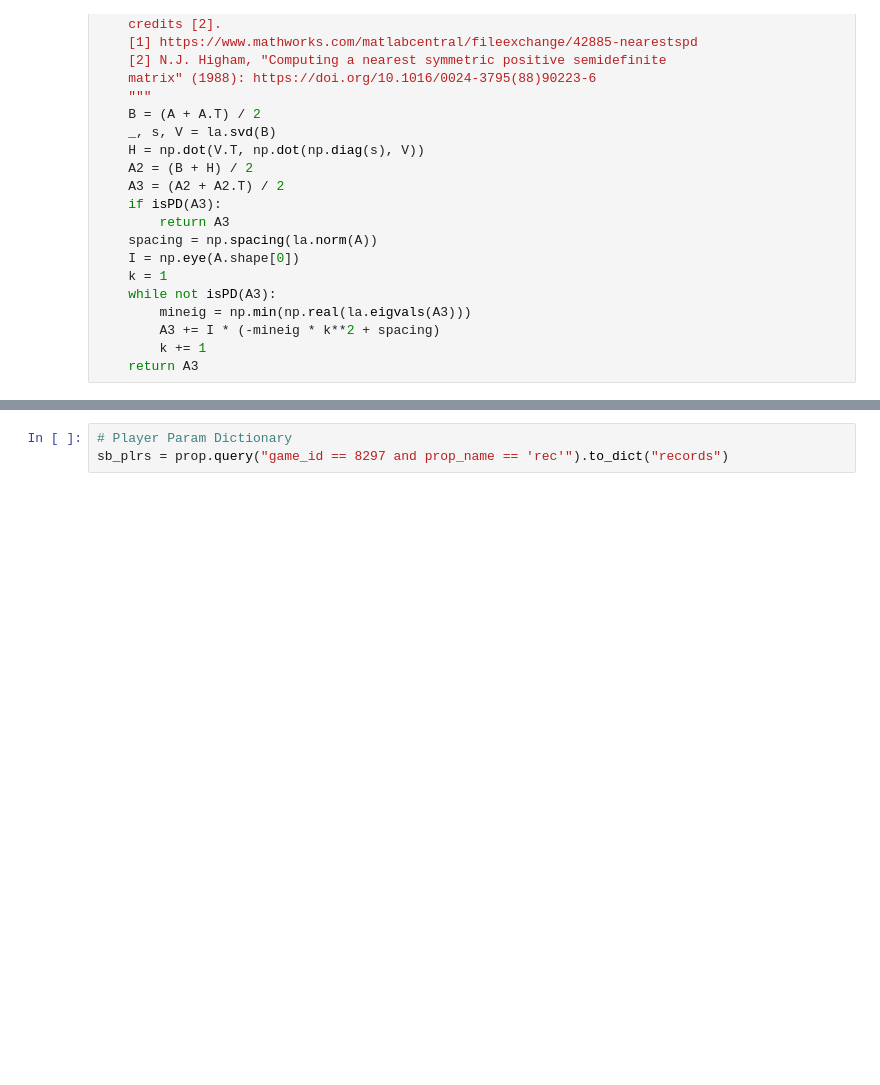
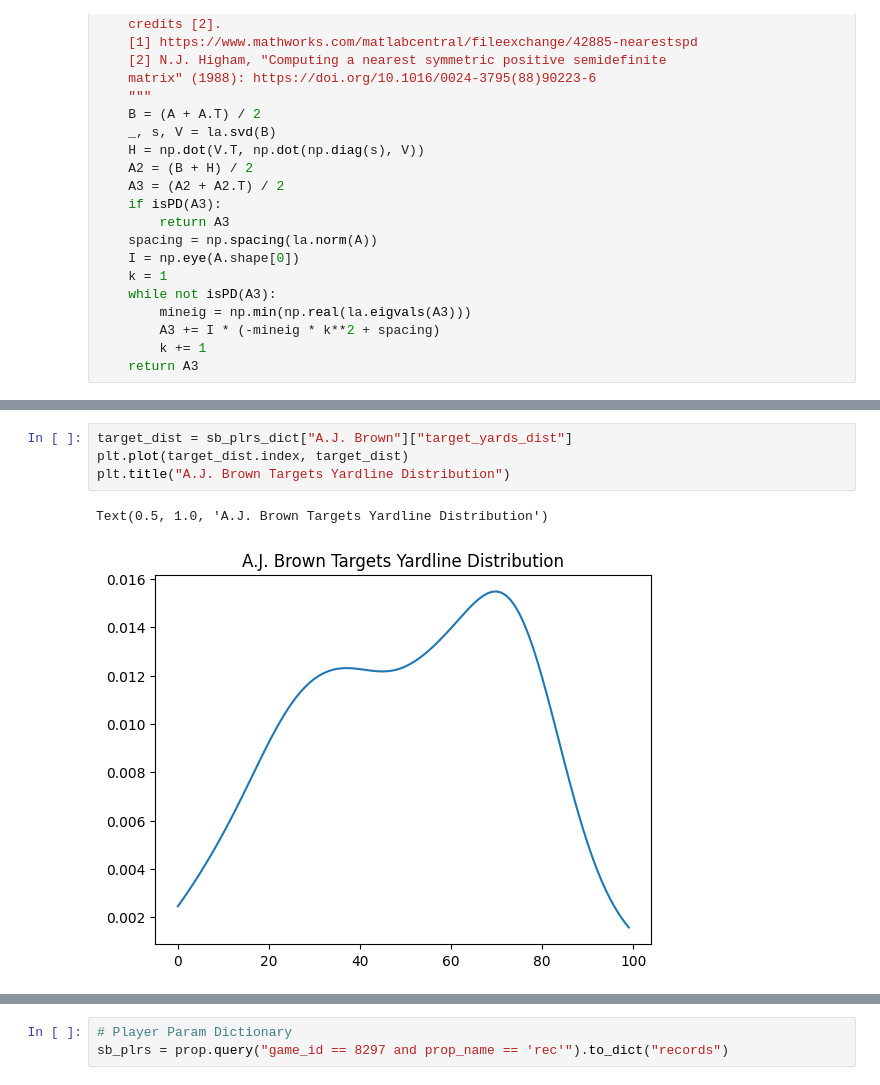
Before and after one commit to masonyahrFD/super_bowl_props, a Jupyter notebook: markets/longest_reception.ipynb, the cells around one changed output, grey strips where cells are left out. Drawn from its saved outputs; the diff is of its cells as text; blank space fills up the shorter version.

```diff
--- a/markets/longest_reception.ipynb
+++ b/markets/longest_reception.ipynb
@@ -249,0 +662,7 @@ corr_mat = proj\
+# %%
+target_dist = sb_plrs_dict["A.J. Brown"]["target_yards_dist"]
+plt.plot(target_dist.index, target_dist)
+plt.title("A.J. Brown Targets Yardline Distribution")
+# %% [output]
+Text(0.5, 1.0, 'A.J. Brown Targets Yardline Distribution')
+[figure, added]
```
Also changed, not shown: parts of 38 cells of this notebook, 4 other files.
